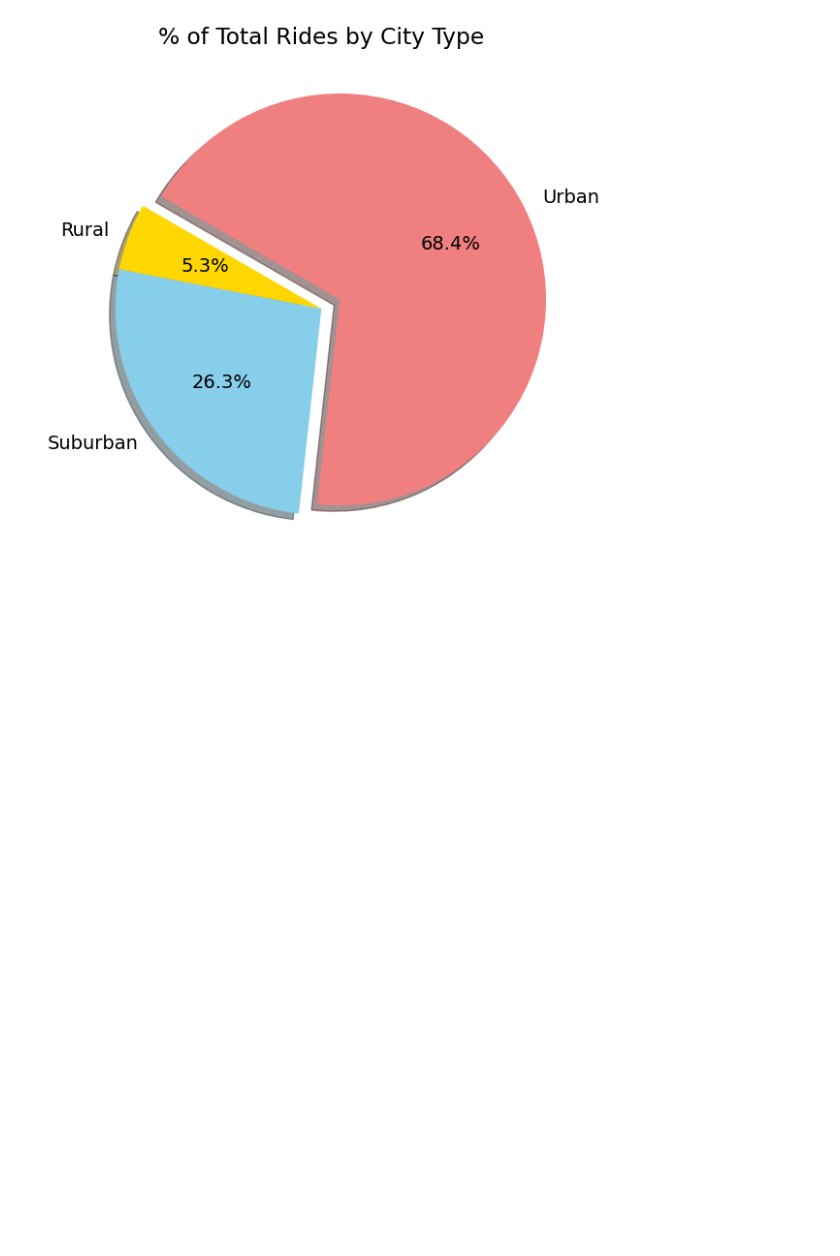
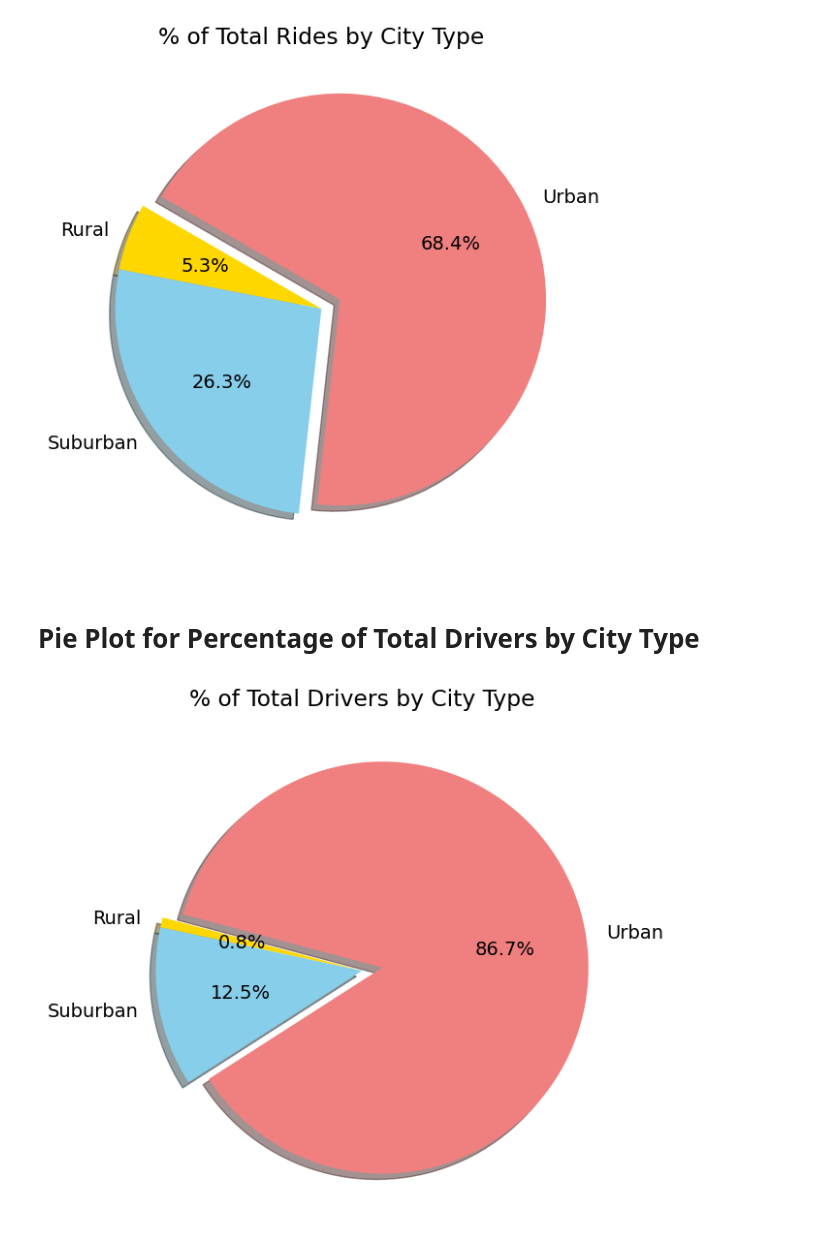
Before and after one commit to MaxDorris/PyBer-Analysis, a Jupyter notebook: PyBer.ipynb, the cells around one changed output. Saved outputs shown, nothing was run; the diff lists cells and outputs as text; code cells hidden in the pictures; blank space fills up the shorter version.

Commit message:
Adding % of Drivers by City Type Pie Plot

```diff
--- a/PyBer.ipynb
+++ b/PyBer.ipynb
@@ -466,3 +468,31 @@ fig.tight_layout()
 fig.savefig('analysis/Ride_Count_Percents_by_Type.png')
 # %% [output]
 [figure]
+# %% [markdown]
+# Pie Plot for Percentage of Total Drivers by City Type
+# %%
+#Pie Chart = groupby type -> 'pd.DataFrame'.plot(...)
+
+fig, ax = plt.subplots(figsize=(10,6))
+merged_df.groupby(['type']).sum()['driver_count'].plot(
+       y=0,
+       kind='pie',
+       colors=['gold','skyblue','lightcoral'],
+       explode=[0,0,0.1],
+       shadow=True,
+       startangle=165,
+       autopct='%1.1f%%')
+
+
+ax.set_title("% of Total Drivers by City Type")
+ax.set_ylabel("")
+mpl.rcParams['font.size'] = 14
+# mpl.rcParams['font.style'] = 'normal'
+# mpl.rcParams['font.weight'] = 'bold'
+
+# Add the legend.
+
+fig.tight_layout()
+fig.savefig('analysis/Driver_Count_Percents_by_Type.png')
+# %% [output]
+[figure, added]
```
Also changed, not shown: parts of 2 cells of this notebook, 1 other file.
